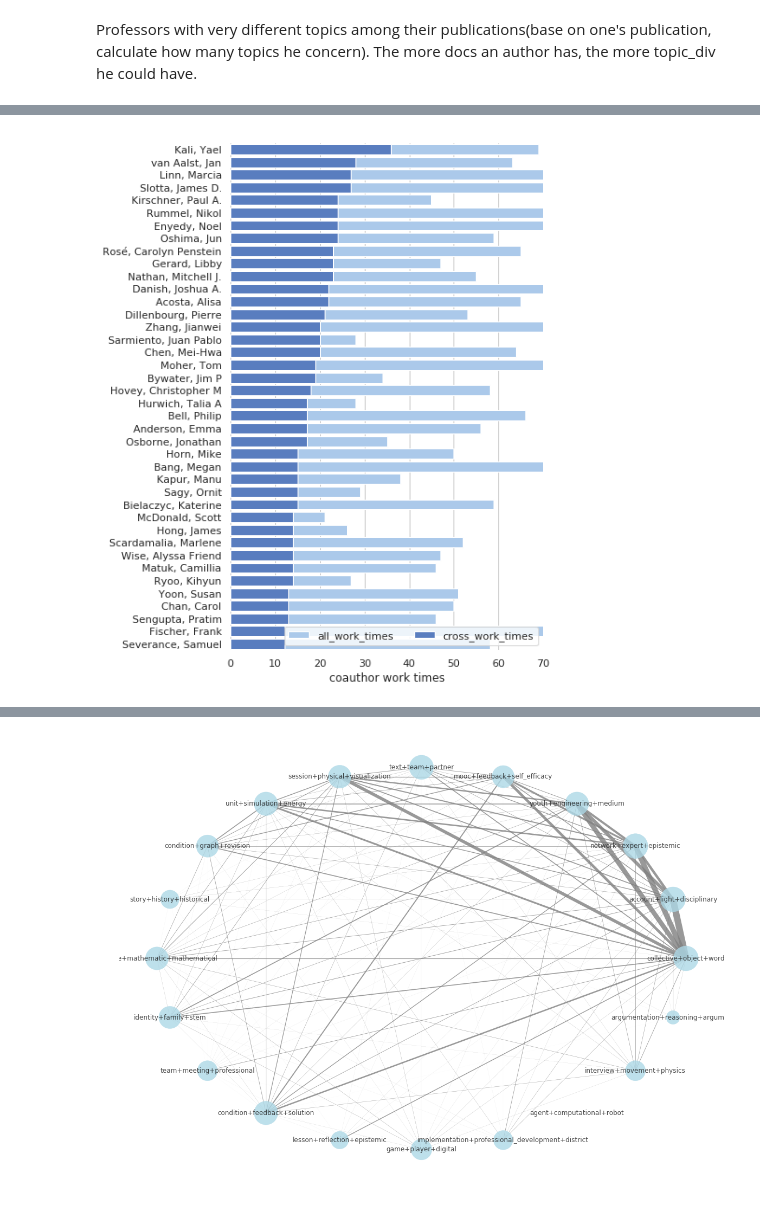
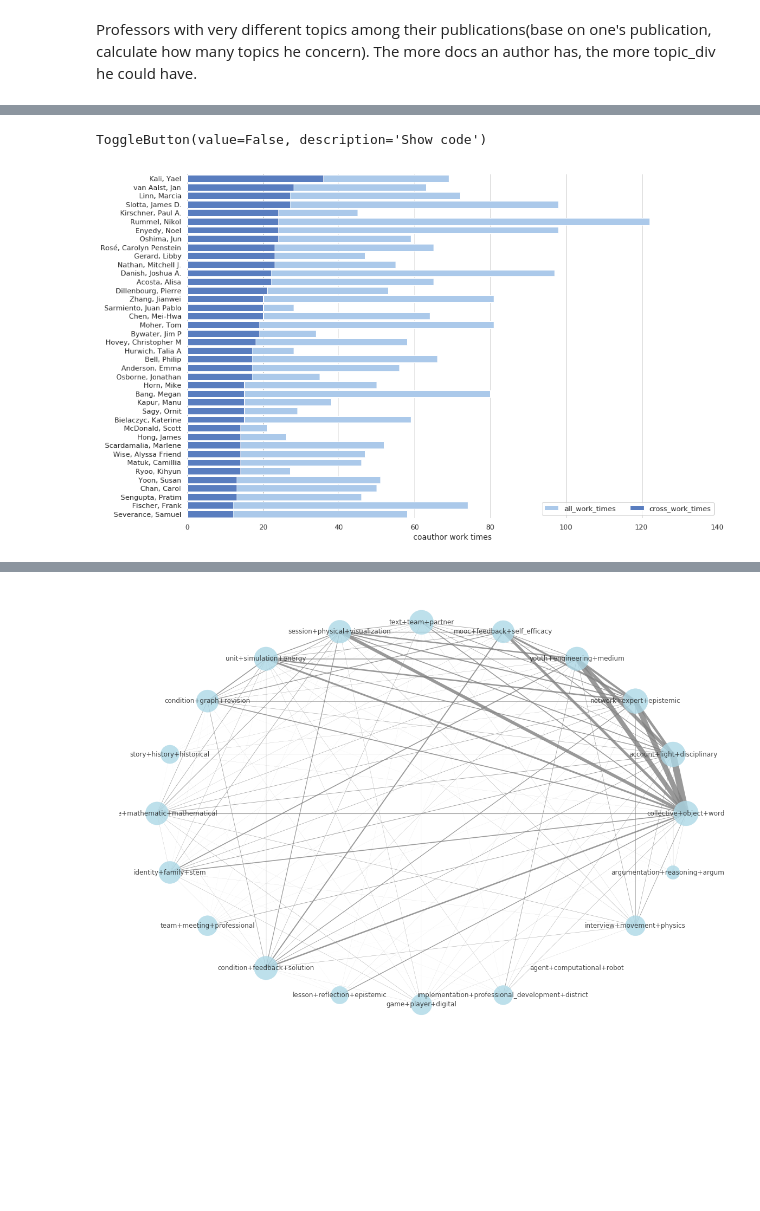
Before and after one commit to sting1000/semester-project, a Jupyter notebook: Topic Modeling.ipynb, the cells around one changed output, grey strips where cells are left out. Drawn from its saved outputs; the diff is of its cells as text; code cells hidden in the pictures; blank space fills up the shorter version.

```diff
--- a/Topic Modeling.ipynb
+++ b/Topic Modeling.ipynb
@@ -374,6 +374,11 @@ ldamallet = gensim.models.wrappers.LdaMallet(mallet_path, corpus=corpus, num_top
 # %%
-# Show Topics
-pprint(ldamallet.show_topics(formatted=False))
+#Set parameter
+print("num_topics:")
+num_topics = widgets.IntText(20)
+display(num_topics)
+
+mallet_path = './mallet/bin/mallet'
+ldamallet = gensim.models.wrappers.LdaMallet(mallet_path, corpus=corpus, num_topics=num_topics.value, id2word=id2word)
 
 # Compute Coherence Score
 coherence_model_ldamallet = CoherenceModel(model=ldamallet, texts=data_lemmatized, dictionary=id2word, coherence='c_v')
@@ -437,8 +449,22 @@ def compute_coherence_values(dictionary, corpus, texts, limit, start=2, step=3):
 # Can take a long time to run.
 model_list, coherence_values = compute_coherence_values(dictionary=id2word, corpus=corpus, texts=data_lemmatized, start=5, limit=50, step=3)
 # %%
+#Set parameter
+print("start:")
+start = widgets.IntText(5)
+display(start)
+print("limit:")
+limit = widgets.IntText(50)
+display(limit)
+print("step:")
+step = widgets.IntText(3)
+display(step)
+
+# Can take a long time to run.
+model_list, coherence_values = compute_coherence_values(dictionary=id2word, corpus=corpus, texts=data_lemmatized, start=start.value, limit=limit.value, step=step.value)
+
 # Show graph
-limit=50; start=5; step=3;
+limit=limit.value; start=start.value; step=step.value;
 x = range(start, limit, step)
 plt.plot(x, coherence_values)
 plt.xlabel("Num Topics")
@@ -749,6 +781,7 @@ threshold_std = 0.01
 fig,ax = plt.subplots()
 fig.set_size_inches(20, 10)
 
+sns.set(style="whitegrid")
 # ax.axis('equal')
 ax.hlines(0,2015,2018, color='black', linestyles='dashed', label='Zero line')
 data =  count_df[count_df.topic.apply(lambda x :x in count_df.groupby(['topic']).std()[count_df.groupby(['topic']).std().proportion>threshold_std].index.values)]
@@ -1399,24 +1512,27 @@ df_cross_work.head()
 # %%
+hide_code()
+
 interest_number = 40
 sns.set(style="whitegrid")
 
 # Initialize the matplotlib figure
-f, ax = plt.subplots(figsize=(6, 10))
+f, ax = plt.subplots(figsize=(15, 10))
 
 # Plot the total crashes
 sns.set_color_codes("pastel")
 sns.barplot(x="all_work_times", y="name", data=df_cross_work.head(interest_number),
             label="all_work_times", color="b")
 
 # Plot the crashes where alcohol was involved
 sns.set_color_codes("muted")
 sns.barplot(x="cross_work_times", y="name", data=df_cross_work.head(interest_number),
             label="cross_work_times", color="b")
 
 # Add a legend and informative axis label
 ax.legend(ncol=2, loc="lower right", frameon=True)
-ax.set(xlim=(0, 70), ylabel="",
+ax.set(xlim=(0, 140), ylabel="",
        xlabel="coauthor work times")
 sns.despine(left=True, bottom=True)
 # %% [output]
+ToggleButton(value=False, description='Show code')
-[figure, old version]
+[figure, new version]
```
Also changed, not shown: parts of 80 cells of this notebook.
